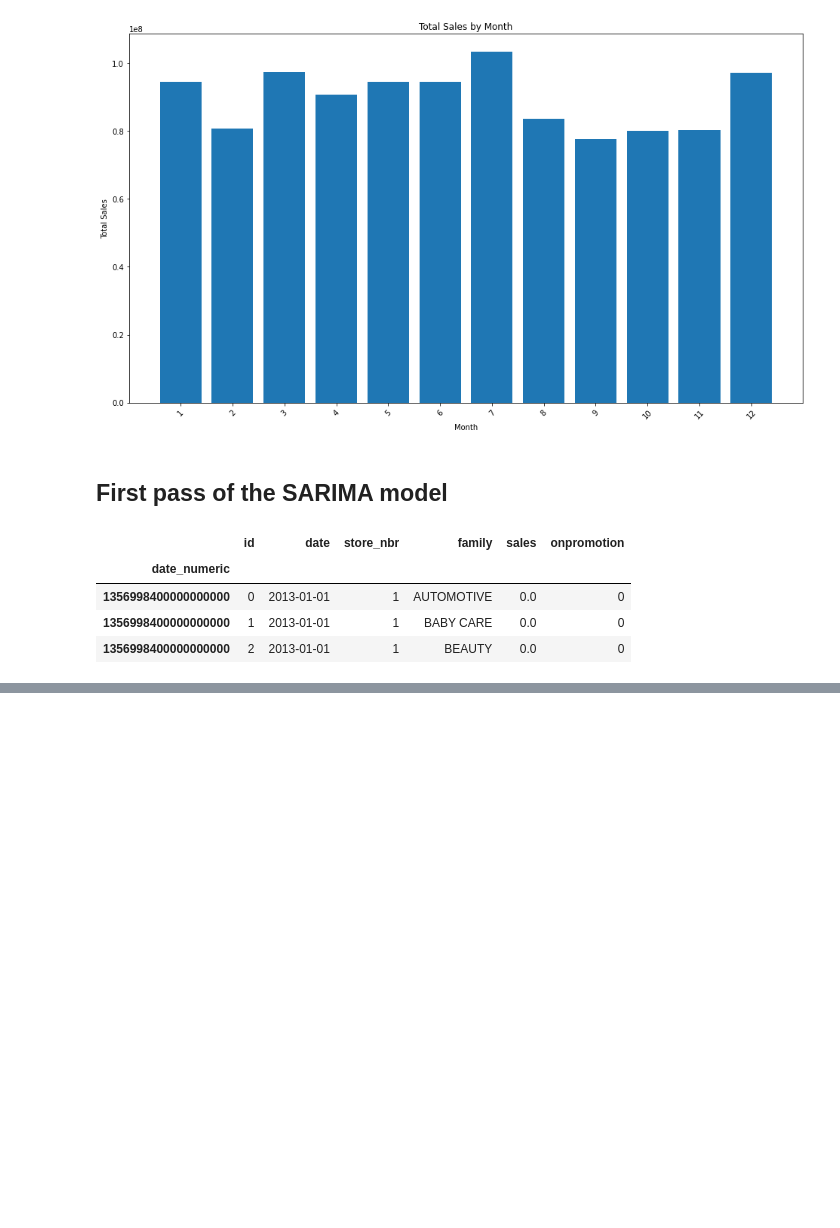
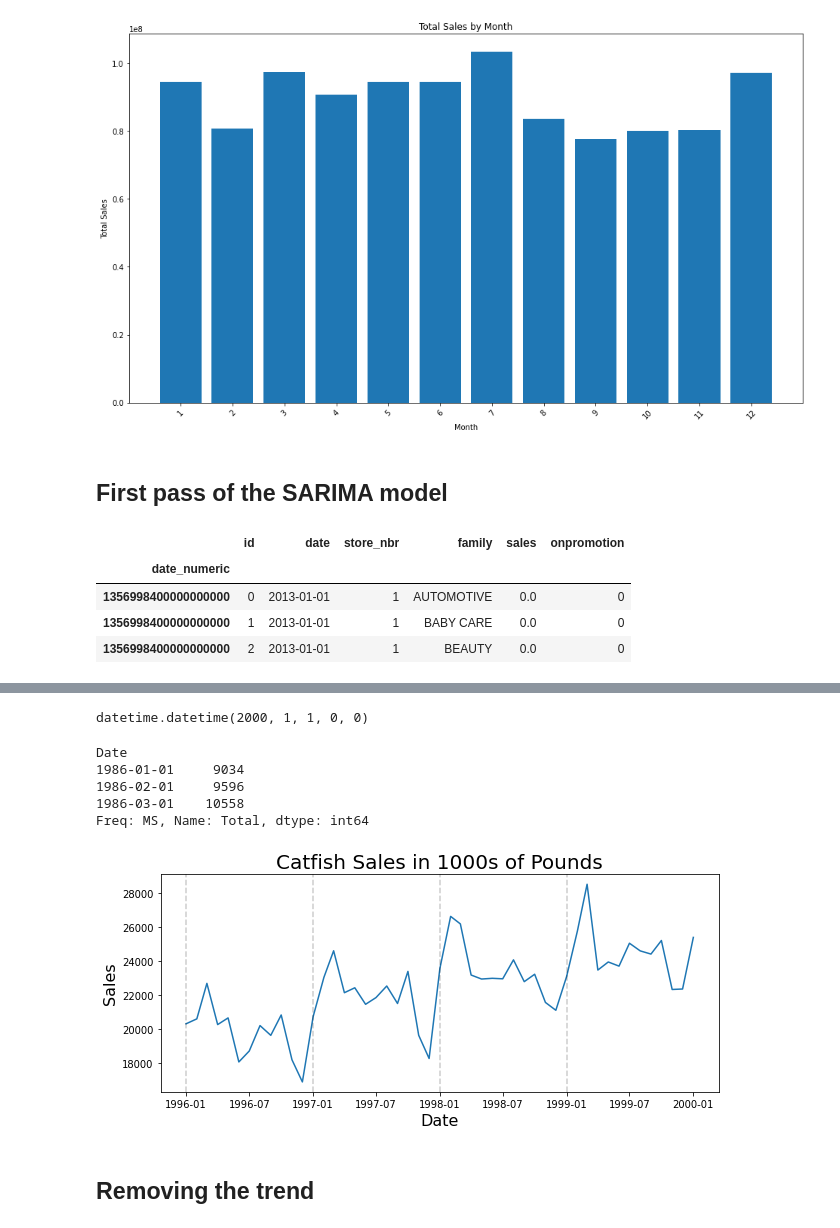
Before and after one commit to coryleroy1/Store-Sales, a Jupyter notebook: code/01_data_exploration_WE.ipynb, the cells around one changed output, grey strips where cells are left out. Drawn from its saved outputs; the diff is of its cells as text; code cells hidden in the pictures; blank space fills up the shorter version.

```diff
--- a/code/01_data_exploration_WE.ipynb
+++ b/code/01_data_exploration_WE.ipynb
@@ -154,0 +173,3 @@ model = auto_arima(y, m = 7)
+# %%
+path2 = "/Users/williamearley/Quarter 5/Capstone/Data/Practice"
+catfish_sales = pd.read_csv(os.path.join(path2, 'catfish.csv'))
@@ -154,0 +188,31 @@ model = auto_arima(y, m = 7)
+# %%
+#infer the frequency of data
+catfish_sales = catfish_sales.asfreq(pd.infer_freq(catfish_sales.index))
+# %%
+start_date = datetime(1996,1,1)
+end_date = datetime(2000,1,1)
+lim_catfish_sales = catfish_sales[start_date:end_date]
+# %%
+end_date
+# %% [output]
+datetime.datetime(2000, 1, 1, 0, 0)
+# %%
+catfish_sales.head(3)
+# %% [output]
+Date
+1986-01-01     9034
+1986-02-01     9596
+1986-03-01    10558
+Freq: MS, Name: Total, dtype: int64
+# %%
+plt.figure(figsize=(10,4))
+plt.plot(lim_catfish_sales)
+plt.title('Catfish Sales in 1000s of Pounds', fontsize=20)
+plt.ylabel('Sales', fontsize=16)
+plt.xlabel('Date', fontsize=16)
+for year in range(start_date.year,end_date.year):
+    plt.axvline(pd.to_datetime(str(year)+'-01-01'), color='k', linestyle='--', alpha=0.2)
+# %% [output]
+[figure, added]
+# %% [markdown]
+## Removing the trend
```
Also changed, not shown: parts of 7 cells of this notebook.
